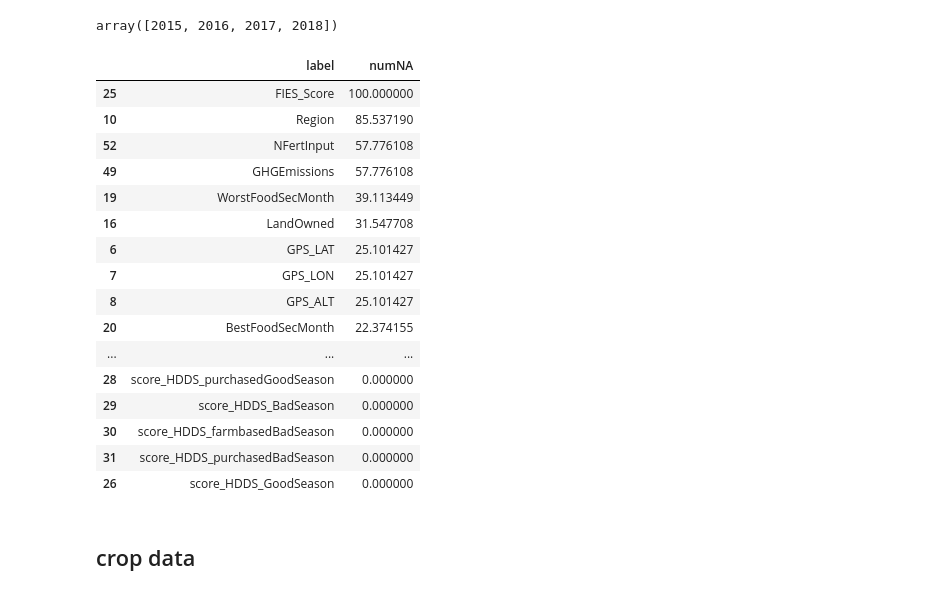
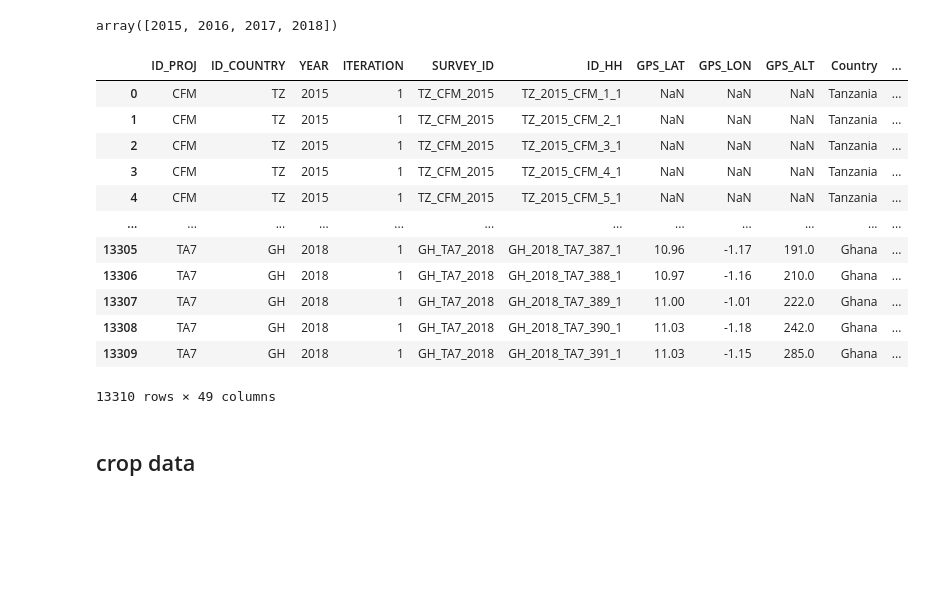
Before and after one commit to laporpe/STA_208, a Jupyter notebook: EDA_rhomis_crop.ipynb, the cells around one changed output. Drawn from its saved outputs; the diff is of its cells as text; code cells hidden in the pictures; blank space fills up the shorter version.

Commit message:
added function remove_columns

```diff
--- a/EDA_rhomis_crop.ipynb
+++ b/EDA_rhomis_crop.ipynb
@@ -26,26 +30,30 @@ def getNAs(df):
 
 
     return d
-# %%
-getNAs(rh_indic)
-# %% [output]
-|  | label | numNA |
-| 25 | FIES_Score | 100.000000 |
-| 10 | Region | 85.537190 |
-| 52 | NFertInput | 57.776108 |
-| 49 | GHGEmissions | 57.776108 |
-| 19 | WorstFoodSecMonth | 39.113449 |
-| 16 | LandOwned | 31.547708 |
-| 6 | GPS_LAT | 25.101427 |
-| 7 | GPS_LON | 25.101427 |
-| 8 | GPS_ALT | 25.101427 |
-| 20 | BestFoodSecMonth | 22.374155 |
-| ... | ... | ... |
-| 28 | score_HDDS_purchasedGoodSeason | 0.000000 |
-| 29 | score_HDDS_BadSeason | 0.000000 |
-| 30 | score_HDDS_farmbasedBadSeason | 0.000000 |
-| 31 | score_HDDS_purchasedBadSeason | 0.000000 |
-| 26 | score_HDDS_GoodSeason | 0.000000 |
+# %%
+def remove_columns(df, threshold):
+    '''drop columns by a threshold (percentage of na)'''
+    data = getNAs(df)
+    column_names = data[data.numNA >= threshold].label
+    clean_data = df.drop(column_names, axis = 1)
+
+    return clean_data
+# %%
+remove_columns(rh_indic, 50)
+# %% [output]
+|  | ID_PROJ | ID_COUNTRY | YEAR | ITERATION | SURVEY_ID | ID_HH | GPS_LAT | GPS_LON | GPS_ALT | Country | ... |
+| 0 | CFM | TZ | 2015 | 1 | TZ_CFM_2015 | TZ_2015_CFM_1_1 | NaN | NaN | NaN | Tanzania | ... |
+| 1 | CFM | TZ | 2015 | 1 | TZ_CFM_2015 | TZ_2015_CFM_2_1 | NaN | NaN | NaN | Tanzania | ... |
+| 2 | CFM | TZ | 2015 | 1 | TZ_CFM_2015 | TZ_2015_CFM_3_1 | NaN | NaN | NaN | Tanzania | ... |
+| 3 | CFM | TZ | 2015 | 1 | TZ_CFM_2015 | TZ_2015_CFM_4_1 | NaN | NaN | NaN | Tanzania | ... |
+| 4 | CFM | TZ | 2015 | 1 | TZ_CFM_2015 | TZ_2015_CFM_5_1 | NaN | NaN | NaN | Tanzania | ... |
+| ... | ... | ... | ... | ... | ... | ... | ... | ... | ... | ... | ... |
+| 13305 | TA7 | GH | 2018 | 1 | GH_TA7_2018 | GH_2018_TA7_387_1 | 10.96 | -1.17 | 191.0 | Ghana | ... |
+| 13306 | TA7 | GH | 2018 | 1 | GH_TA7_2018 | GH_2018_TA7_388_1 | 10.97 | -1.16 | 210.0 | Ghana | ... |
+| 13307 | TA7 | GH | 2018 | 1 | GH_TA7_2018 | GH_2018_TA7_389_1 | 11.00 | -1.01 | 222.0 | Ghana | ... |
+| 13308 | TA7 | GH | 2018 | 1 | GH_TA7_2018 | GH_2018_TA7_390_1 | 11.03 | -1.18 | 242.0 | Ghana | ... |
+| 13309 | TA7 | GH | 2018 | 1 | GH_TA7_2018 | GH_2018_TA7_391_1 | 11.03 | -1.15 | 285.0 | Ghana | ... |
+13310 rows × 49 columns
 # %% [markdown]
 ## crop data
 # %%
```
Also changed, not shown: parts of 7 cells of this notebook.
